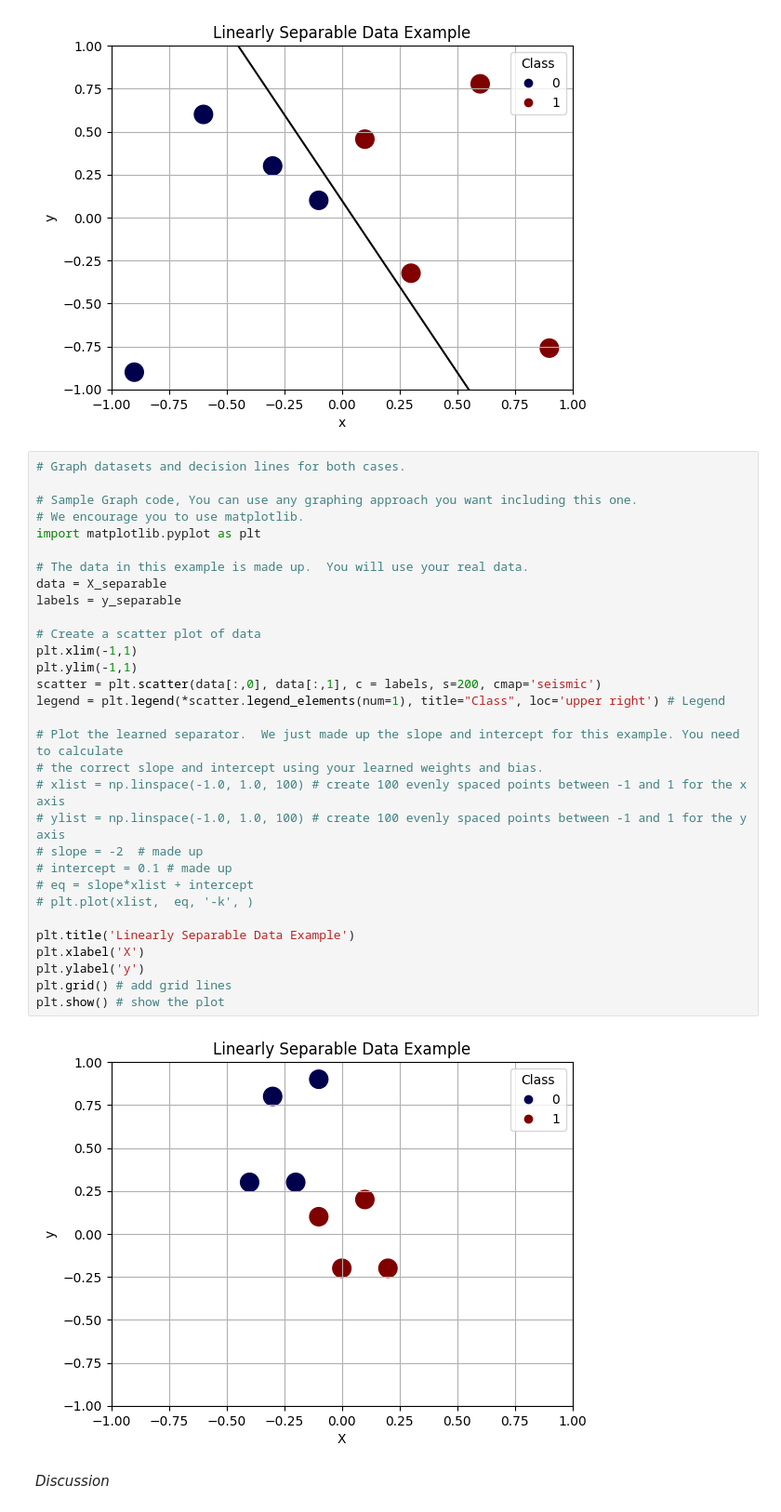
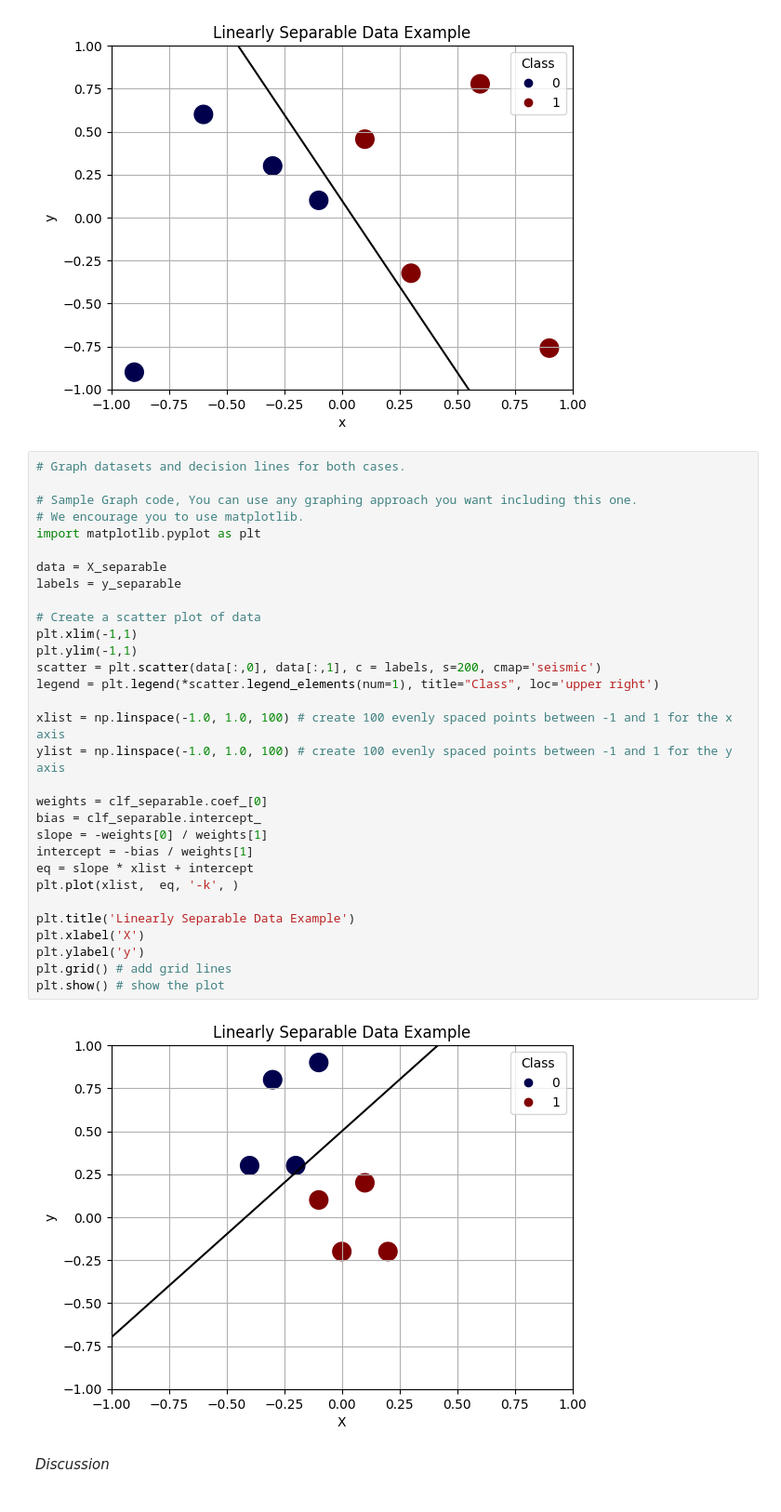
Before and after one commit to nriceusa/CS201R, a Jupyter notebook: Perceptron Lab.ipynb, the cells around one changed output. Shown: that part at 93% size. Saved outputs shown, nothing was run; the diff lists cells and outputs as text.

```diff
--- a/Perceptron Lab.ipynb
+++ b/Perceptron Lab.ipynb
@@ -258,36 +258,36 @@ plt.show() # show the plot
 # %%
 # Graph datasets and decision lines for both cases.
 
 # Sample Graph code, You can use any graphing approach you want including this one.
 # We encourage you to use matplotlib.
 import matplotlib.pyplot as plt
 
-# The data in this example is made up.  You will use your real data.
 data = X_separable
 labels = y_separable
 
 # Create a scatter plot of data
 plt.xlim(-1,1)
 plt.ylim(-1,1)
 scatter = plt.scatter(data[:,0], data[:,1], c = labels, s=200, cmap='seismic')
-legend = plt.legend(*scatter.legend_elements(num=1), title="Class", loc='upper right') # Legend
+legend = plt.legend(*scatter.legend_elements(num=1), title="Class", loc='upper right')
 
-# Plot the learned separator.  We just made up the slope and intercept for this example. You need to calculate
-# the correct slope and intercept using your learned weights and bias.
-# xlist = np.linspace(-1.0, 1.0, 100) # create 100 evenly spaced points between -1 and 1 for the x axis
-# ylist = np.linspace(-1.0, 1.0, 100) # create 100 evenly spaced points between -1 and 1 for the y axis
-# slope = -2  # made up
-# intercept = 0.1 # made up
-# eq = slope*xlist + intercept
-# plt.plot(xlist,  eq, '-k', )
+xlist = np.linspace(-1.0, 1.0, 100) # create 100 evenly spaced points between -1 and 1 for the x axis
+ylist = np.linspace(-1.0, 1.0, 100) # create 100 evenly spaced points between -1 and 1 for the y axis
+
+weights = clf_separable.coef_[0]
+bias = clf_separable.intercept_
+slope = -weights[0] / weights[1]
+intercept = -bias / weights[1]
+eq = slope * xlist + intercept
+plt.plot(xlist,  eq, '-k', )
 
 plt.title('Linearly Separable Data Example')
 plt.xlabel('X')
 plt.ylabel('y')
 plt.grid() # add grid lines
 plt.show() # show the plot
 # %% [output]
-[figure, old version]
+[figure, new version]
 # %% [markdown]
 *Discussion*
 # %% [markdown]
```
Also changed, not shown: 1 other file.
